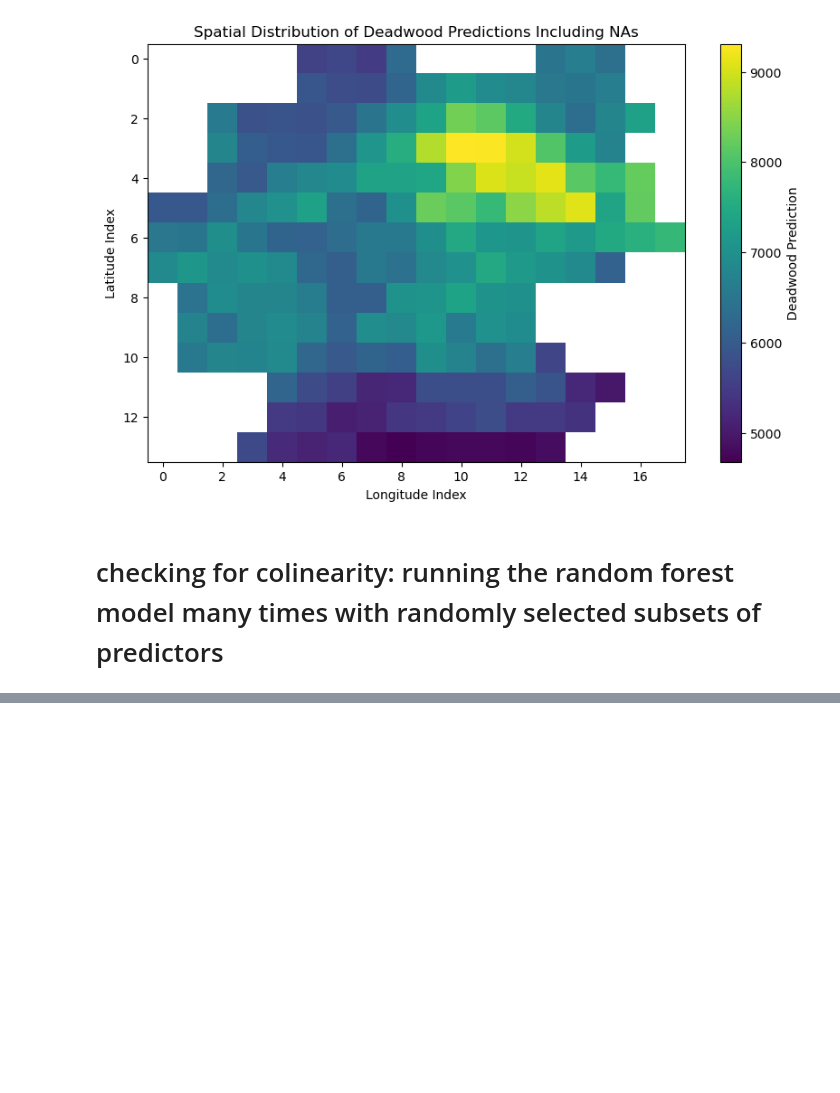
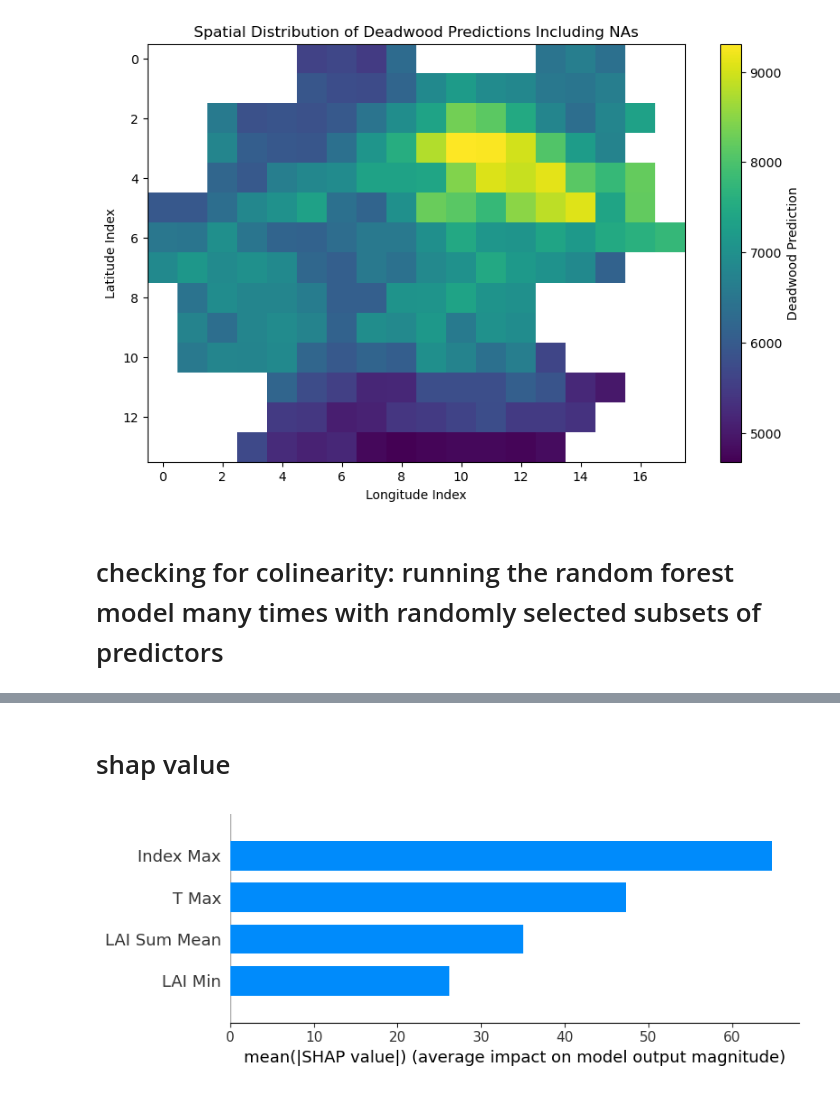
Before and after one commit to justusnoegel/deadwood_prediction, a Jupyter notebook: rf_2.ipynb, the cells around one changed output, grey strips where cells are left out. Drawn from its saved outputs; the diff is of its cells as text; code cells hidden in the pictures; blank space fills up the shorter version.

Commit message:
shap

```diff
--- a/rf_2.ipynb
+++ b/rf_2.ipynb
@@ -198,3 +270,0 @@ X_train, X_test, y_train, y_test = train_test_split(X_clean, y_clean, test_size=
-# %%
-rf = RandomForestRegressor(random_state=123, oob_score=True )
-# Best parameters: {'ccp_alpha': 0.01, 'max_depth': None, 'max_features': 'sqrt', 'min_samples_leaf': 1, 'min_samples_split': 5, 'n_estimators': 2000}
@@ -200,0 +356,41 @@ rf = RandomForestRegressor(random_state=123, oob_score=True )
+# %% [markdown]
+# shap value
+# %%
+import numpy as np
+import shap
+from sklearn.ensemble import RandomForestRegressor
+from sklearn.model_selection import train_test_split
+
+# Constants and data preparation
+n_iterations = 40
+constant_indices = [1, 2, 3]  # Indices for lai_min, lai_sum_mean, t_max
+index_max_index = 4  # Index for index_max
+selected_indices = constant_indices + [index_max_index]  # Include index_max
+shap_values_list = []
+
+# Loop for fitting the model multiple times and collecting SHAP values
+for i in range(n_iterations):
+    iteration_seed = base_seed * (i + 1)
+    X_train, X_test, y_train, y_test = train_test_split(X_clean[:, selected_indices], y_clean, test_size=0.2, random_state=iteration_seed)
+
+    rf = RandomForestRegressor(
+        random_state=iteration_seed,
+        oob_score=True,
+        ccp_alpha=0.01,
+        max_depth=None,
+        max_features='sqrt',
+        min_samples_leaf=1,
+        min_samples_split=5,
+        n_estimators=2000
+    )
+    rf.fit(X_train, y_train)
+
+    # Initialize SHAP Explainer and compute values
+    explainer = shap.TreeExplainer(rf)
+    shap_values = explainer.shap_values(X_train)
+    shap_values_list.append(shap_values)
+
+# Calculate the mean of SHAP values across all iterations
+mean_shap_values = np.mean(shap_values_list, axis=0)
+# %% [output]
+[figure, added]
```
Also changed, not shown: parts of 9 cells of this notebook, 2 other files.
